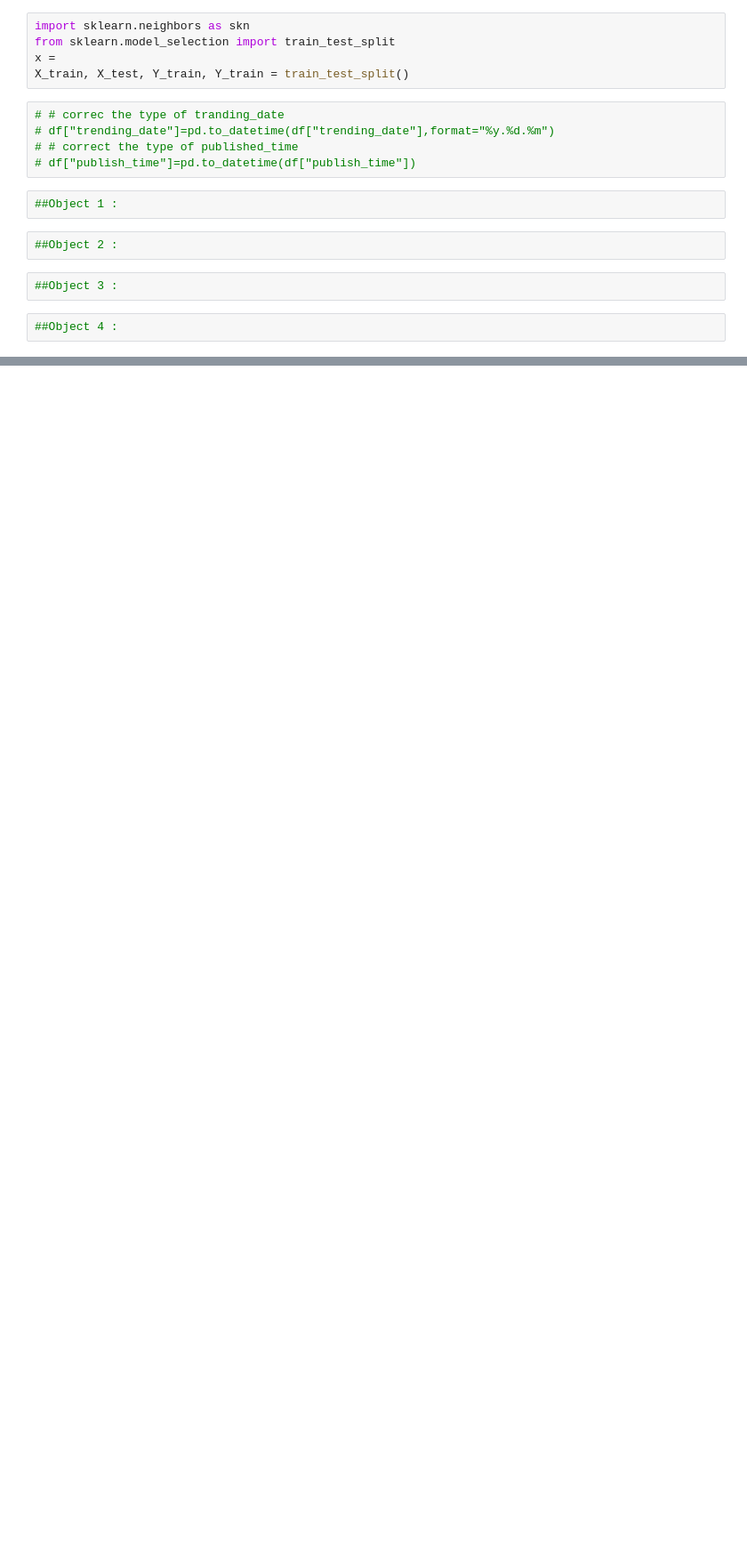
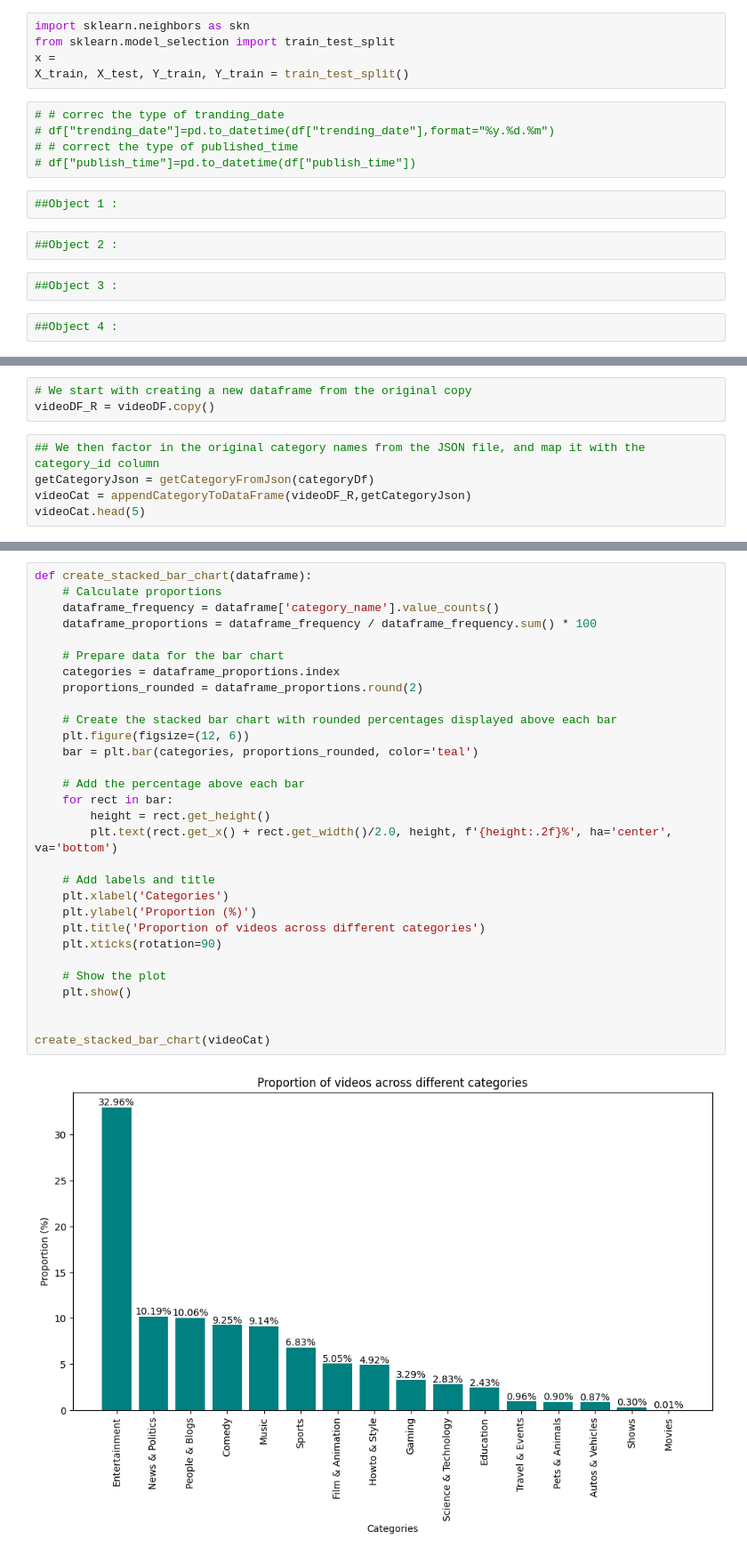
Before and after one commit to aishpatil655/Trending_youtube_Video, a Jupyter notebook: Factor Affecting youtube Videos.ipynb, the cells around one changed output, grey strips where cells are left out. Shown at 89% size. Saved outputs shown, nothing was run; the diff lists cells and outputs as text; blank space fills up the shorter version.

Commit message:
Objective looking into engagement metrics for each category and channel-wise added

```diff
--- a/Factor Affecting youtube Videos.ipynb
+++ b/Factor Affecting youtube Videos.ipynb
@@ -1173,0 +1260,8 @@ X_train, X_test, Y_train, Y_train = train_test_split()
+# %%
+# We start with creating a new dataframe from the original copy
+videoDF_R = videoDF.copy()
+# %%
+## We then factor in the original category names from the JSON file, and map it with the category_id column
+getCategoryJson = getCategoryFromJson(categoryDf)
+videoCat = appendCategoryToDataFrame(videoDF_R,getCategoryJson)
+videoCat.head(5)
@@ -1173,0 +1414,32 @@ X_train, X_test, Y_train, Y_train = train_test_split()
+# %%
+def create_stacked_bar_chart(dataframe):
+    # Calculate proportions
+    dataframe_frequency = dataframe['category_name'].value_counts()
+    dataframe_proportions = dataframe_frequency / dataframe_frequency.sum() * 100
+
+    # Prepare data for the bar chart
+    categories = dataframe_proportions.index
+    proportions_rounded = dataframe_proportions.round(2)
+
+    # Create the stacked bar chart with rounded percentages displayed above each bar
+    plt.figure(figsize=(12, 6))
+    bar = plt.bar(categories, proportions_rounded, color='teal')
+
+    # Add the percentage above each bar
+    for rect in bar:
+        height = rect.get_height()
+        plt.text(rect.get_x() + rect.get_width()/2.0, height, f'{height:.2f}%', ha='center', va='bottom')
+
+    # Add labels and title
+    plt.xlabel('Categories')
+    plt.ylabel('Proportion (%)')
+    plt.title('Proportion of videos across different categories')
+    plt.xticks(rotation=90)
+
+    # Show the plot
+    plt.show()
+
+
+create_stacked_bar_chart(videoCat)
+# %% [output]
+[figure, added]
```
Also changed, not shown: parts of 35 cells of this notebook.
